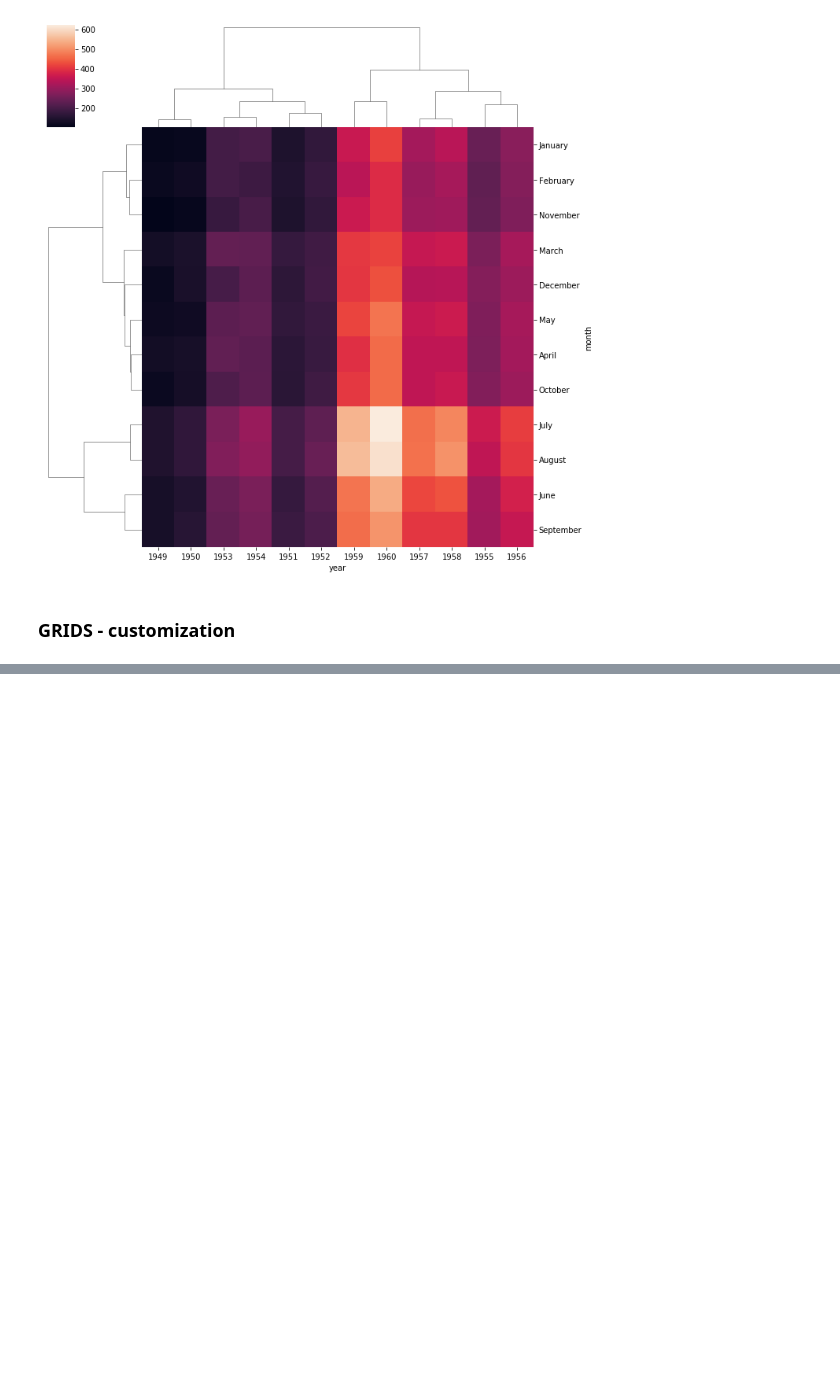
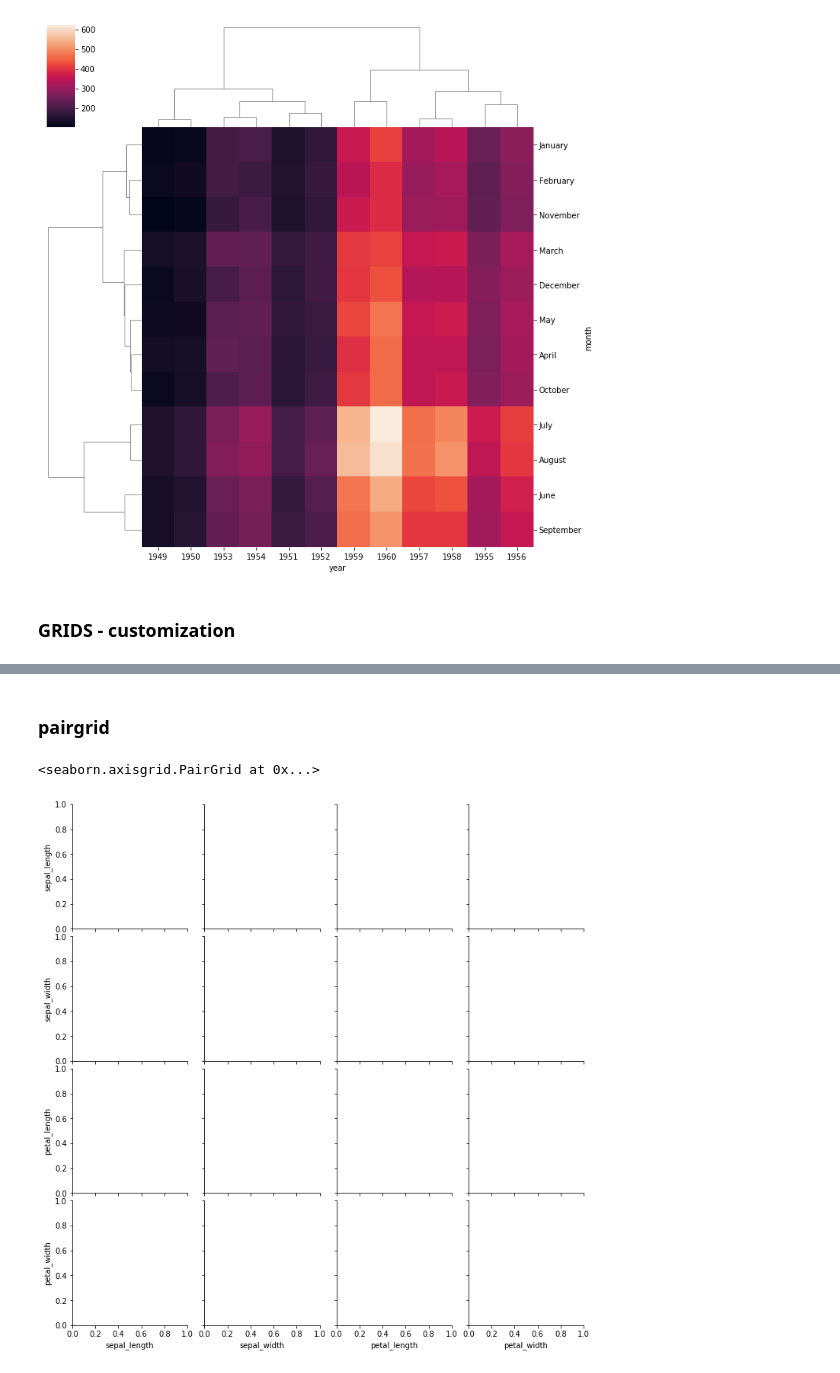
Before and after one commit to Vikas-KM/machine-learning, a Jupyter notebook: Practice/Seaborn_Practice.ipynb, the cells around one changed output, grey strips where cells are left out. Cells and saved outputs as stored; diff of their text form; code cells hidden in the pictures; blank space fills up the shorter version.

```diff
--- a/Practice/Seaborn_Practice.ipynb
+++ b/Practice/Seaborn_Practice.ipynb
@@ -355,0 +384,7 @@ sns.clustermap(fp)
+# %% [markdown]
+### pairgrid
+# %%
+sns.PairGrid(iris)
+# %% [output]
+<seaborn.axisgrid.PairGrid at 0x...>
+[figure, added]
```
Also changed, not shown: parts of 33 cells of this notebook.
